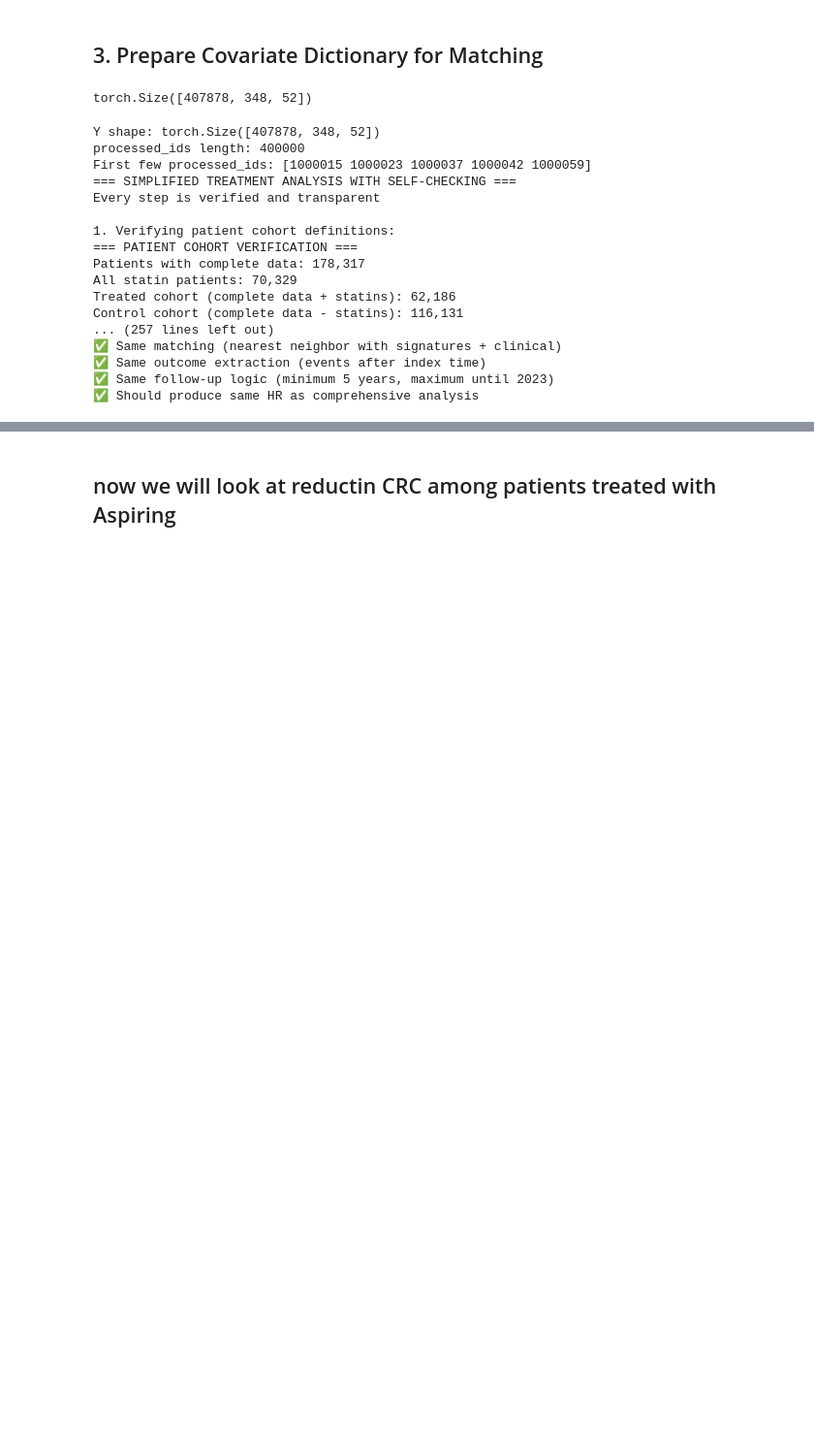
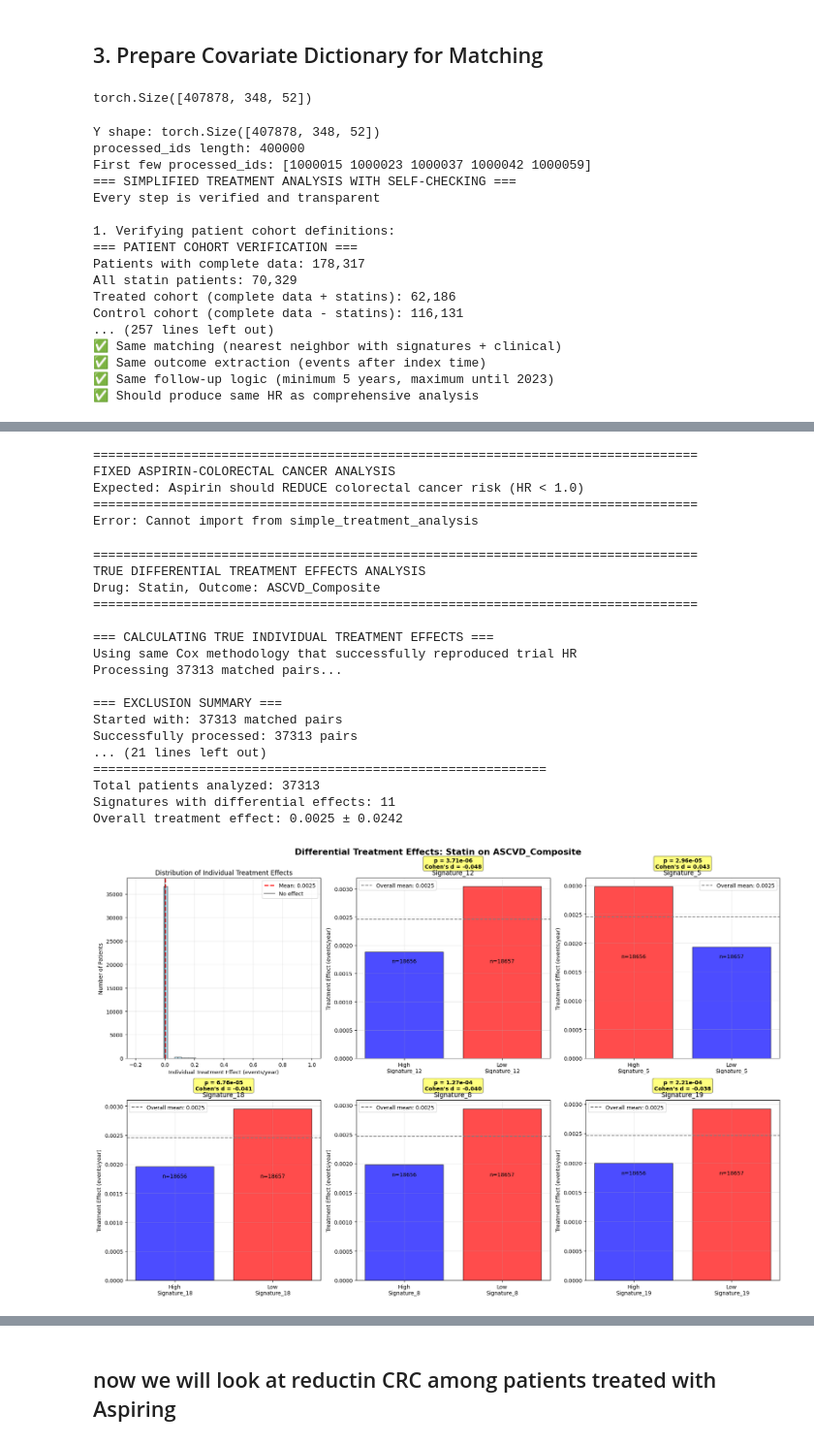
Before and after one commit to surbut/dtwin_noulli, a Jupyter notebook: comprehensive_analysis_notebook.ipynb, the cells around one changed output, grey strips where cells are left out. Shown at 97% size. Drawn from its saved outputs; the diff is of its cells as text; code cells hidden in the pictures; blank space fills up the shorter version.

```diff
--- a/comprehensive_analysis_notebook.ipynb
+++ b/comprehensive_analysis_notebook.ipynb
@@ -421,0 +2082,78 @@ dict_keys(['hazard_ratio', 'hr_ci_lower', 'hr_ci_upper', 'p_value', 'concordance
+# %%
+from fixed_aspirin_colorectal_analysis import fixed_aspirin_colorectal_analysis
+
+# Run the fixed aspirin analysis
+fixed_aspirin_results = fixed_aspirin_colorectal_analysis(
+    gp_scripts=gp_scripts,
+    true_aspirins=true_aspirins,
+    processed_ids=processed_ids,
+    thetas=thetas,
+    sig_indices=sig_indices,
+    covariate_dicts=covariate_dicts,
+    Y=Y,
+    colorectal_cancer_indices=[10, 11],
+    cov=cov
+)
+
+if fixed_aspirin_results is not None:
+    hr_results = fixed_aspirin_results['hazard_ratio_results']
+    print(f"\n🎯 FIXED ASPIRIN RESULTS:")
+    print(f"Hazard Ratio: {hr_results['hazard_ratio']:.3f}")
+    print(f"Treated events: {hr_results['n_treated']}")
+    print(f"Control events: {hr_results['n_control']}")
+
+    # Check if the fix worked
+    treated_events = hr_results['n_treated']
+    control_events = hr_results['n_control']
+    hr = hr_results['hazard_ratio']
+
+    if hr < 1.0 and treated_events < control_events:
+        print("✅ FIXED: HR and event counts now align (aspirin protective)")
+    elif hr > 1.0 and treated_events > control_events:
+        print("✅ FIXED: HR and event counts now align (aspirin harmful)")
+    else:
+        print("❌ Still misaligned - may need further debugging")
+# %% [output]
+================================================================================
+FIXED ASPIRIN-COLORECTAL CANCER ANALYSIS
+Expected: Aspirin should REDUCE colorectal cancer risk (HR < 1.0)
+================================================================================
+Error: Cannot import from simple_treatment_analysis
+# %%
+from true_differential_treatment_effects import run_true_differential_analysis
+
+# Run differential analysis on the validated statin results
+statin_differential_results = run_true_differential_analysis(
+    matched_pairs=[{'treated_eid': t_eid, 'control_eid': c_eid}
+                    for t_eid, c_eid in zip(statin_results['matched_patients']['treated_eids'],statin_results['matched_patients']['control_eids'])],
+    treated_eids=statin_results['matched_patients']['treated_eids'],
+    treated_times=statin_results['treatment_times']['treated_times'],
+    Y_tensor=Y,
+    outcome_idx=112,  # Use first ASCVD outcome for now, or create composite
+    outcome_name="ASCVD_Composite",
+    thetas=thetas,
+    processed_ids=processed_ids,
+    covariate_dicts=covariate_dicts,
+    drug_name="Statin"
+)
+
+plt.show()  # Show the differential effects visualization
+# %% [output]
+================================================================================
+TRUE DIFFERENTIAL TREATMENT EFFECTS ANALYSIS
+Drug: Statin, Outcome: ASCVD_Composite
+================================================================================
+
+=== CALCULATING TRUE INDIVIDUAL TREATMENT EFFECTS ===
+Using same Cox methodology that successfully reproduced trial HR
+Processing 37313 matched pairs...
+
+=== EXCLUSION SUMMARY ===
+Started with: 37313 matched pairs
+Successfully processed: 37313 pairs
+... (21 lines left out)
+============================================================
+Total patients analyzed: 37313
+Signatures with differential effects: 11
+Overall treatment effect: 0.0025 ± 0.0242
+[figure, added]
```
Also changed, not shown: parts of 40 cells of this notebook, 10 other files.
